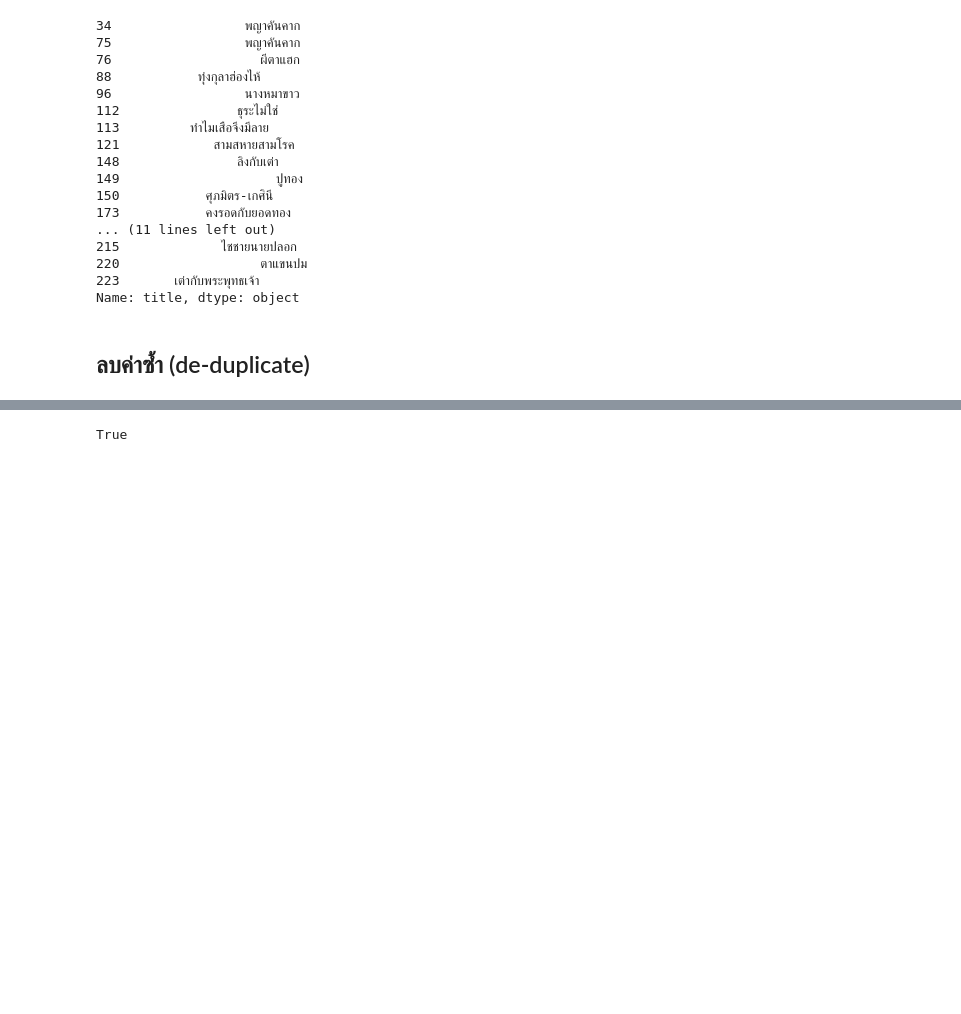
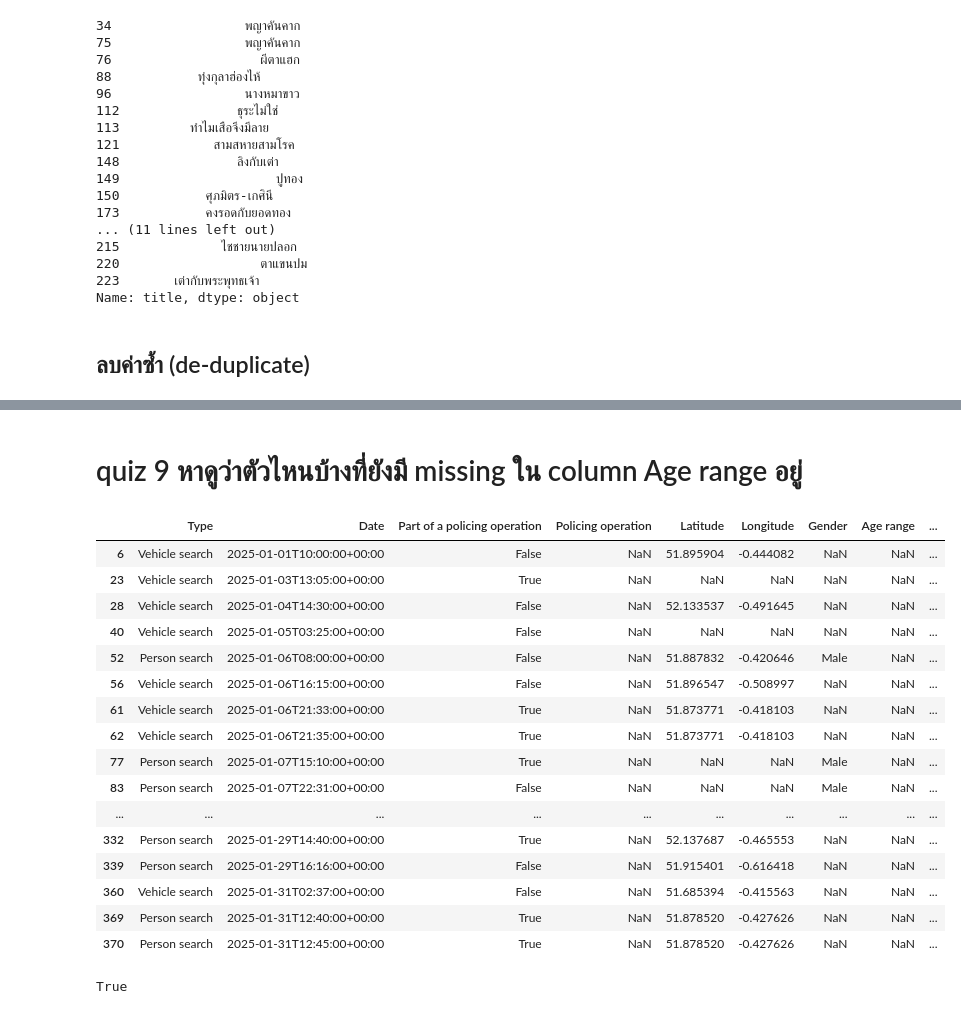
Before and after one commit to Tanny-H/dataviz2025, a Jupyter notebook: 663020280_8__Pandas_101_2025.ipynb, the cells around one changed output, grey strips where cells are left out. Drawn from its saved outputs; the diff is of its cells as text; code cells hidden in the pictures; blank space fills up the shorter version.

Commit message:
quiz 9

```diff
--- a/663020280_8__Pandas_101_2025.ipynb
+++ b/663020280_8__Pandas_101_2025.ipynb
@@ -23,3 +25,3 @@ pd.DataFrame({'A':[1,2,3],'B':[2,3,4]})
 # %%
-bfs_outcome_df= pd.read_csv('/content/2025-01-bedfordshire-stop-and-search.csv')
+stopandseach_df= pd.read_csv('/content/drive/MyDrive/Dataviz2025/Data/2025-01/2025-01-bedfordshire-stop-and-search.csv')
 # %%
@@ -1076,3 +1229,28 @@ Name: title, Length: 226, dtype: bool
+# %% [markdown]
+# quiz 9 หาดูว่าตัวไหนบ้างที่ยังมี missing ใน column Age range อยู่
+# %%
+# แสดงเฉพาะแถวที่ Age range เป็น NaN
+missing_age = stopandseach_df[stopandseach_df['Age range'].isna()]
+
+missing_age
+# %% [output]
+|  | Type | Date | Part of a policing operation | Policing operation | Latitude | Longitude | Gender | Age range | ... |
+| 6 | Vehicle search | 2025-01-01T10:00:00+00:00 | False | NaN | 51.895904 | -0.444082 | NaN | NaN | ... |
+| 23 | Vehicle search | 2025-01-03T13:05:00+00:00 | True | NaN | NaN | NaN | NaN | NaN | ... |
+| 28 | Vehicle search | 2025-01-04T14:30:00+00:00 | False | NaN | 52.133537 | -0.491645 | NaN | NaN | ... |
+| 40 | Vehicle search | 2025-01-05T03:25:00+00:00 | False | NaN | NaN | NaN | NaN | NaN | ... |
+| 52 | Person search | 2025-01-06T08:00:00+00:00 | False | NaN | 51.887832 | -0.420646 | Male | NaN | ... |
+| 56 | Vehicle search | 2025-01-06T16:15:00+00:00 | False | NaN | 51.896547 | -0.508997 | NaN | NaN | ... |
+| 61 | Vehicle search | 2025-01-06T21:33:00+00:00 | True | NaN | 51.873771 | -0.418103 | NaN | NaN | ... |
+| 62 | Vehicle search | 2025-01-06T21:35:00+00:00 | True | NaN | 51.873771 | -0.418103 | NaN | NaN | ... |
+| 77 | Person search | 2025-01-07T15:10:00+00:00 | True | NaN | NaN | NaN | Male | NaN | ... |
+| 83 | Person search | 2025-01-07T22:31:00+00:00 | False | NaN | NaN | NaN | Male | NaN | ... |
+| ... | ... | ... | ... | ... | ... | ... | ... | ... | ... |
+| 332 | Person search | 2025-01-29T14:40:00+00:00 | True | NaN | 52.137687 | -0.465553 | NaN | NaN | ... |
+| 339 | Person search | 2025-01-29T16:16:00+00:00 | False | NaN | 51.915401 | -0.616418 | NaN | NaN | ... |
+| 360 | Vehicle search | 2025-01-31T02:37:00+00:00 | False | NaN | 51.685394 | -0.415563 | NaN | NaN | ... |
+| 369 | Person search | 2025-01-31T12:40:00+00:00 | True | NaN | 51.878520 | -0.427626 | NaN | NaN | ... |
+| 370 | Person search | 2025-01-31T12:45:00+00:00 | True | NaN | 51.878520 | -0.427626 | NaN | NaN | ... |
 # %%
 folk_df['title'].duplicated().any()
 # %% [output]
```
Also changed, not shown: parts of 20 cells of this notebook.
